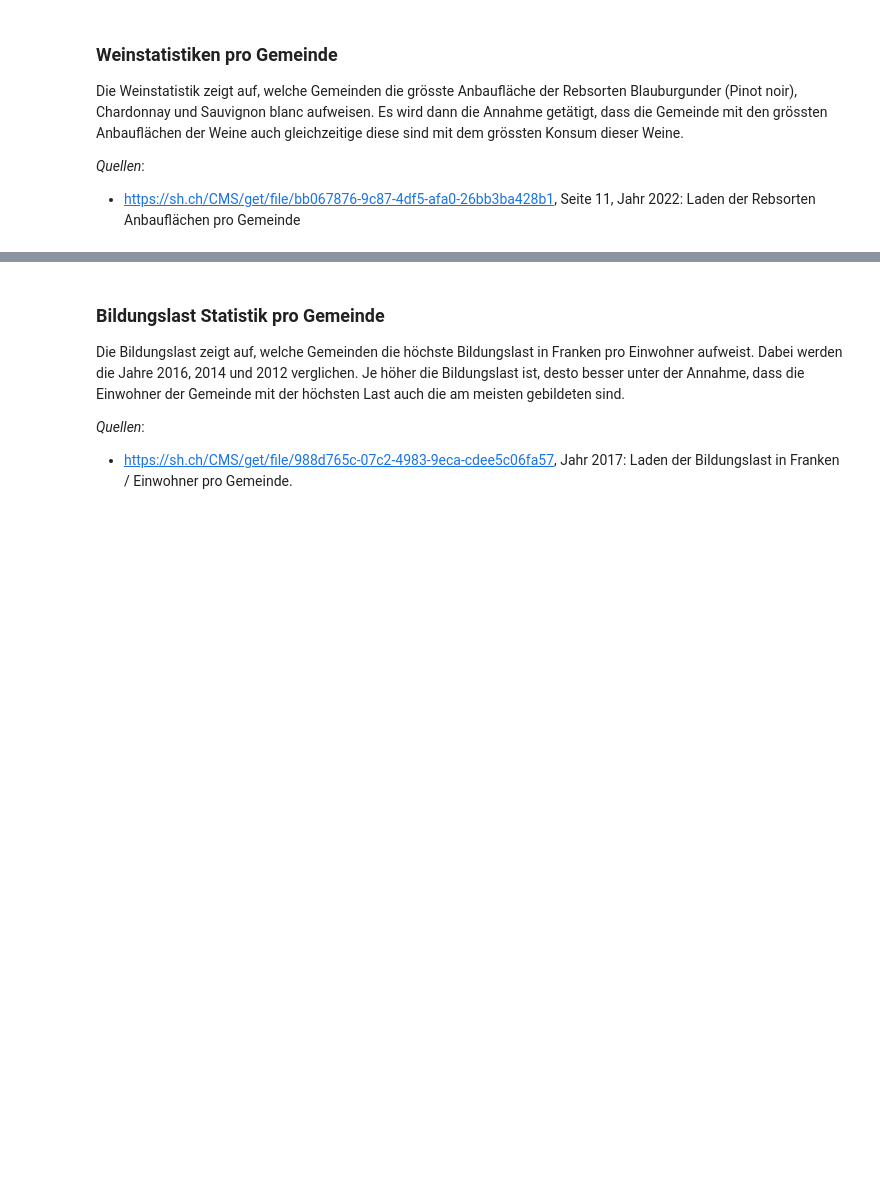
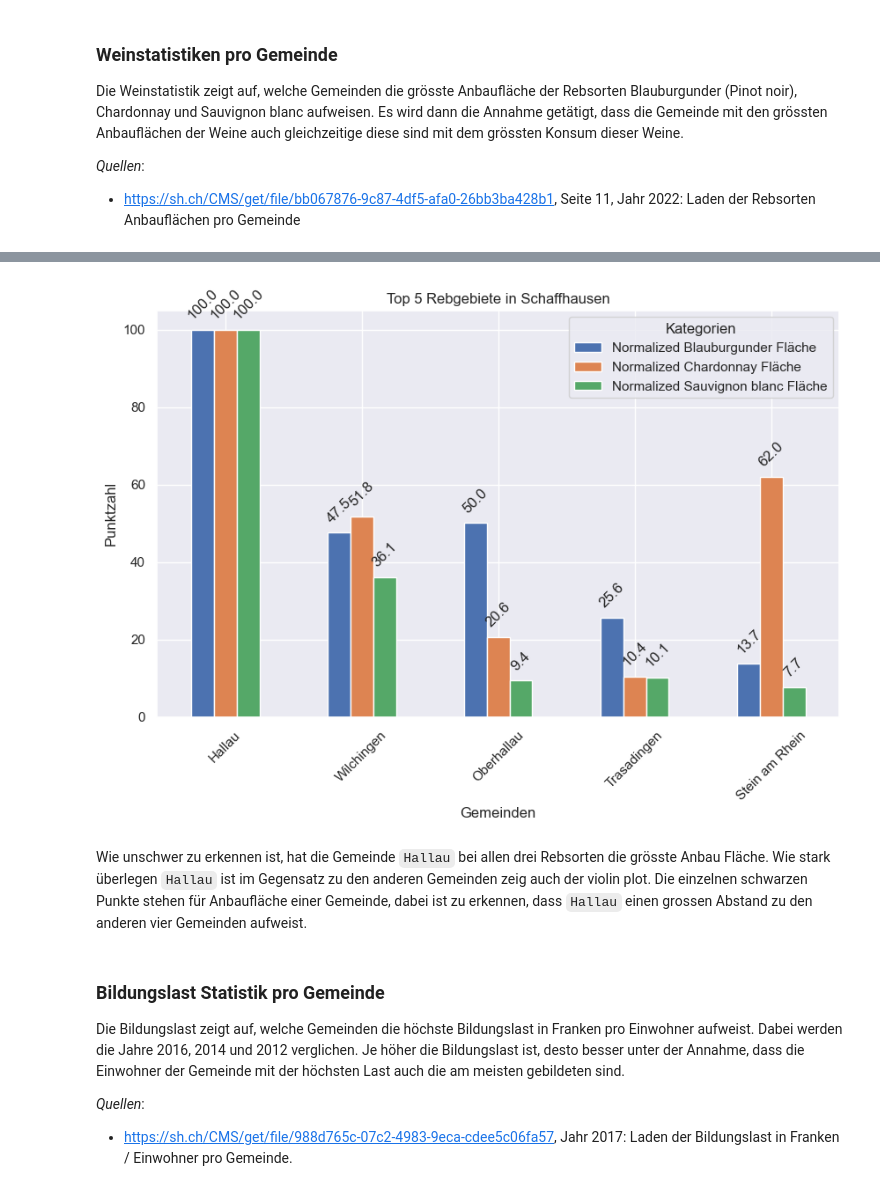
Before and after one commit to janzimmermann1/dawr-assessment-1, a Jupyter notebook: Assignment1.ipynb, the cells around one changed output, grey strips where cells are left out. Drawn from its saved outputs; the diff is of its cells as text; code cells hidden in the pictures; blank space fills up the shorter version.

```diff
--- a/Assignment1.ipynb
+++ b/Assignment1.ipynb
@@ -146,3 +182,22 @@ df_wein_final.head()
+# %%
+# Plot des Balkendiagramms
+plt.rcParams['figure.figsize'] = [10, 6]
+ax_w = df_wein_merged.head().iloc[:, :4].plot(kind='bar',x='Gemeinde')
+ax_w.set_ylabel('Punktzahl')
+ax_w.set_xlabel('Gemeinden')
+ax_w.set_title('Top 5 Rebgebiete in Schaffhausen')
+plt.xticks(rotation=45)
+plt.legend(title='Kategorien')
+
+# Zeige die Werte für jede Säule
+for i in ax_w.patches:
+    ax_w.text(i.get_x() + i.get_width() / 2, i.get_height() + 2, str(round(i.get_height(), 1)), ha='center', va='bottom', rotation=45)
+
+plt.show()
+# %% [output]
+[figure, added]
+# %% [markdown]
+Wie unschwer zu erkennen ist, hat die Gemeinde `Hallau` bei allen drei Rebsorten die grösste Anbau Fläche. Wie stark überlegen `Hallau` ist im Gegensatz zu den anderen Gemeinden zeig auch der violin plot. Die einzelnen schwarzen Punkte stehen für Anbaufläche einer Gemeinde, dabei ist zu erkennen, dass `Hallau` einen grossen Abstand zu den anderen vier Gemeinden aufweist.
 # %% [markdown]
 ### Bildungslast Statistik pro Gemeinde
 
```
Also changed, not shown: parts of 8 cells of this notebook.
